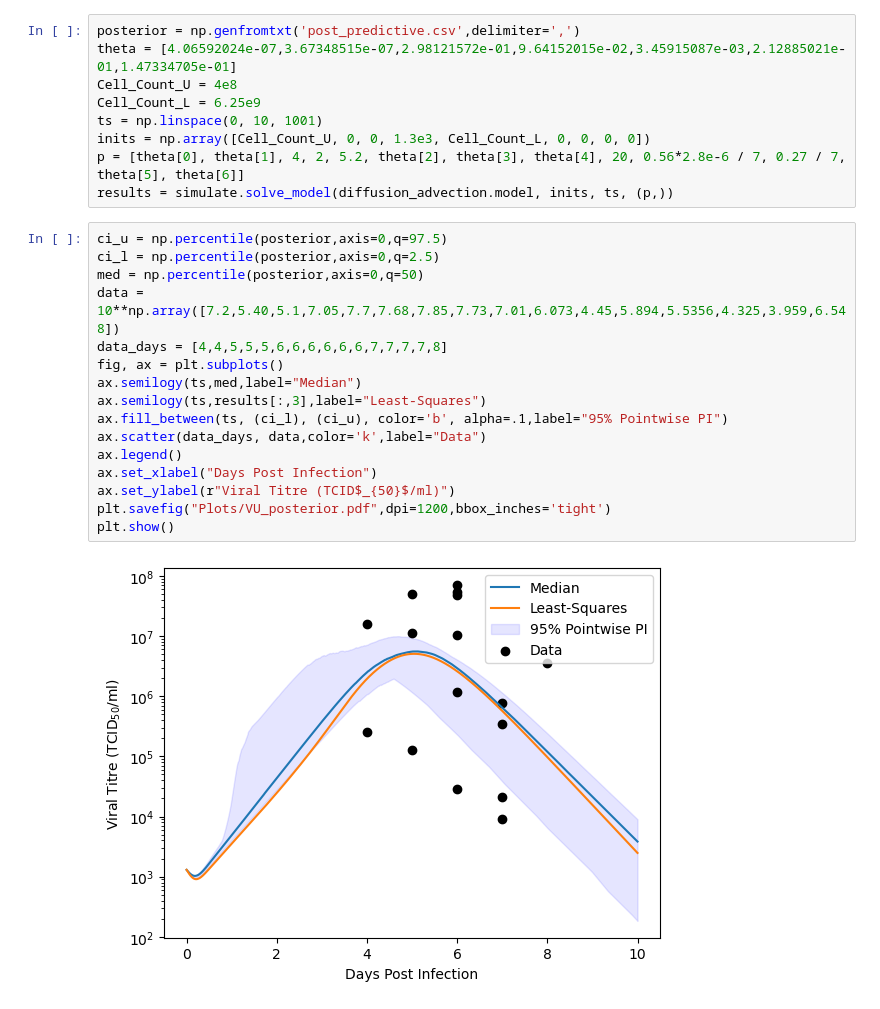
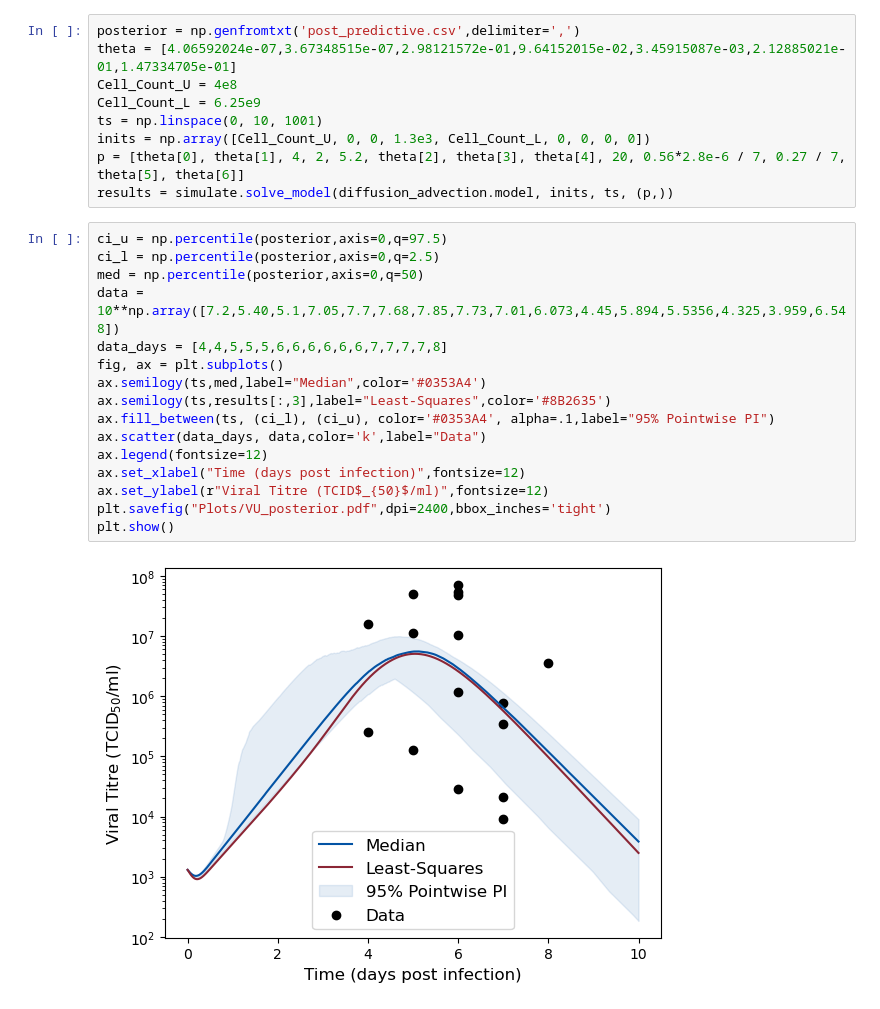
Before and after one commit to joshlooks/avianflu, a Jupyter notebook: article_plotting.ipynb, the cells around one changed output. Drawn from its saved outputs; the diff is of its cells as text.

Commit message:
update plots

```diff
--- a/article_plotting.ipynb
+++ b/article_plotting.ipynb
@@ -33,20 +33,20 @@ results = simulate.solve_model(diffusion_advection.model, inits, ts, (p,))
 # %%
 ci_u = np.percentile(posterior,axis=0,q=97.5)
 ci_l = np.percentile(posterior,axis=0,q=2.5)
 med = np.percentile(posterior,axis=0,q=50)
 data = 10**np.array([7.2,5.40,5.1,7.05,7.7,7.68,7.85,7.73,7.01,6.073,4.45,5.894,5.5356,4.325,3.959,6.548])
 data_days = [4,4,5,5,5,6,6,6,6,6,6,7,7,7,7,8]
 fig, ax = plt.subplots()
-ax.semilogy(ts,med,label="Median")
-ax.semilogy(ts,results[:,3],label="Least-Squares")
-ax.fill_between(ts, (ci_l), (ci_u), color='b', alpha=.1,label="95% Pointwise PI")
+ax.semilogy(ts,med,label="Median",color='#0353A4')
+ax.semilogy(ts,results[:,3],label="Least-Squares",color='#8B2635')
+ax.fill_between(ts, (ci_l), (ci_u), color='#0353A4', alpha=.1,label="95% Pointwise PI")
 ax.scatter(data_days, data,color='k',label="Data")
-ax.legend()
-ax.set_xlabel("Days Post Infection")
-ax.set_ylabel(r"Viral Titre (TCID$_{50}$/ml)")
-plt.savefig("Plots/VU_posterior.pdf",dpi=1200,bbox_inches='tight')
+ax.legend(fontsize=12)
+ax.set_xlabel("Time (days post infection)",fontsize=12)
+ax.set_ylabel(r"Viral Titre (TCID$_{50}$/ml)",fontsize=12)
+plt.savefig("Plots/VU_posterior.pdf",dpi=2400,bbox_inches='tight')
 plt.show()
 # %% [output]
-[figure, old version]
+[figure, new version]
 # %%
 fig, ax = plt.subplots()
```
Also changed, not shown: parts of 1 cell of this notebook, 12 other files.
